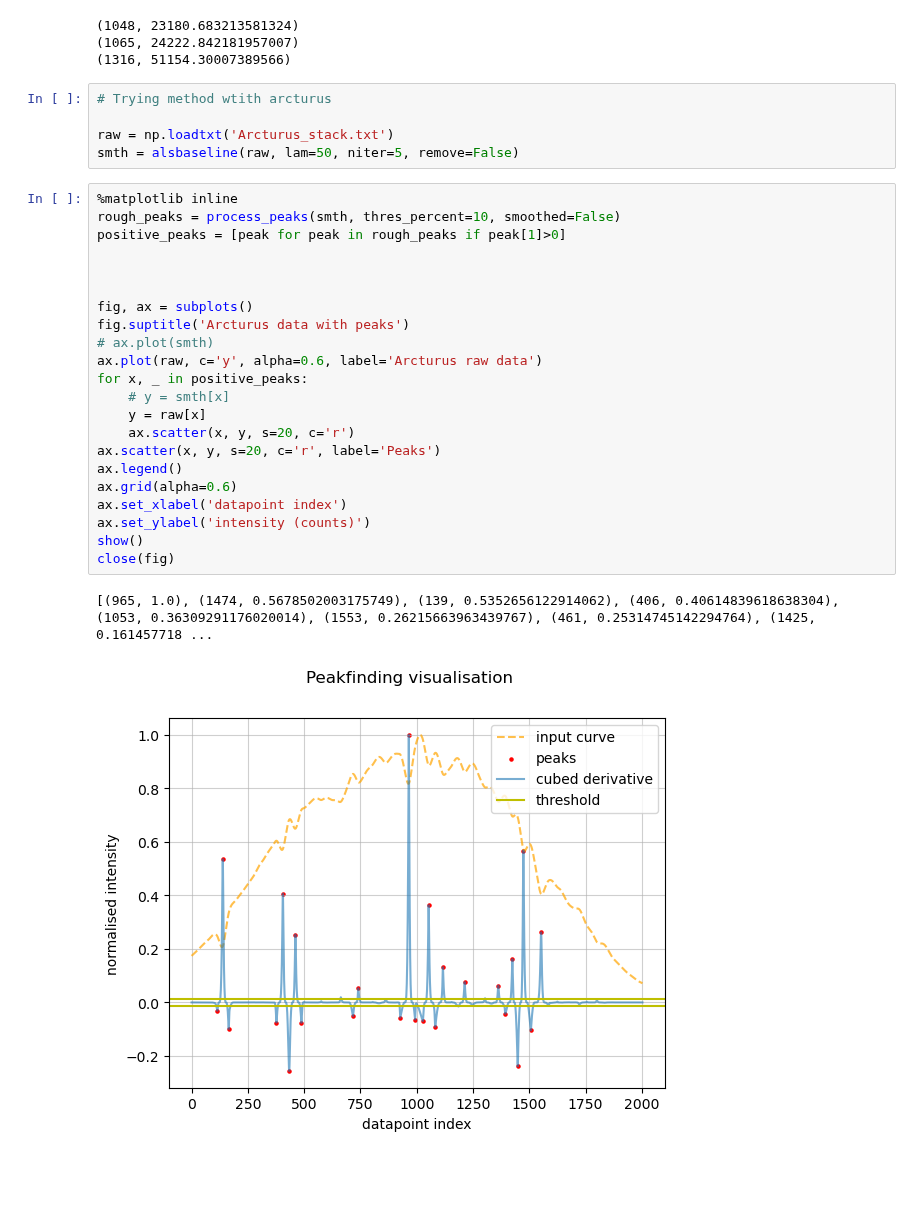
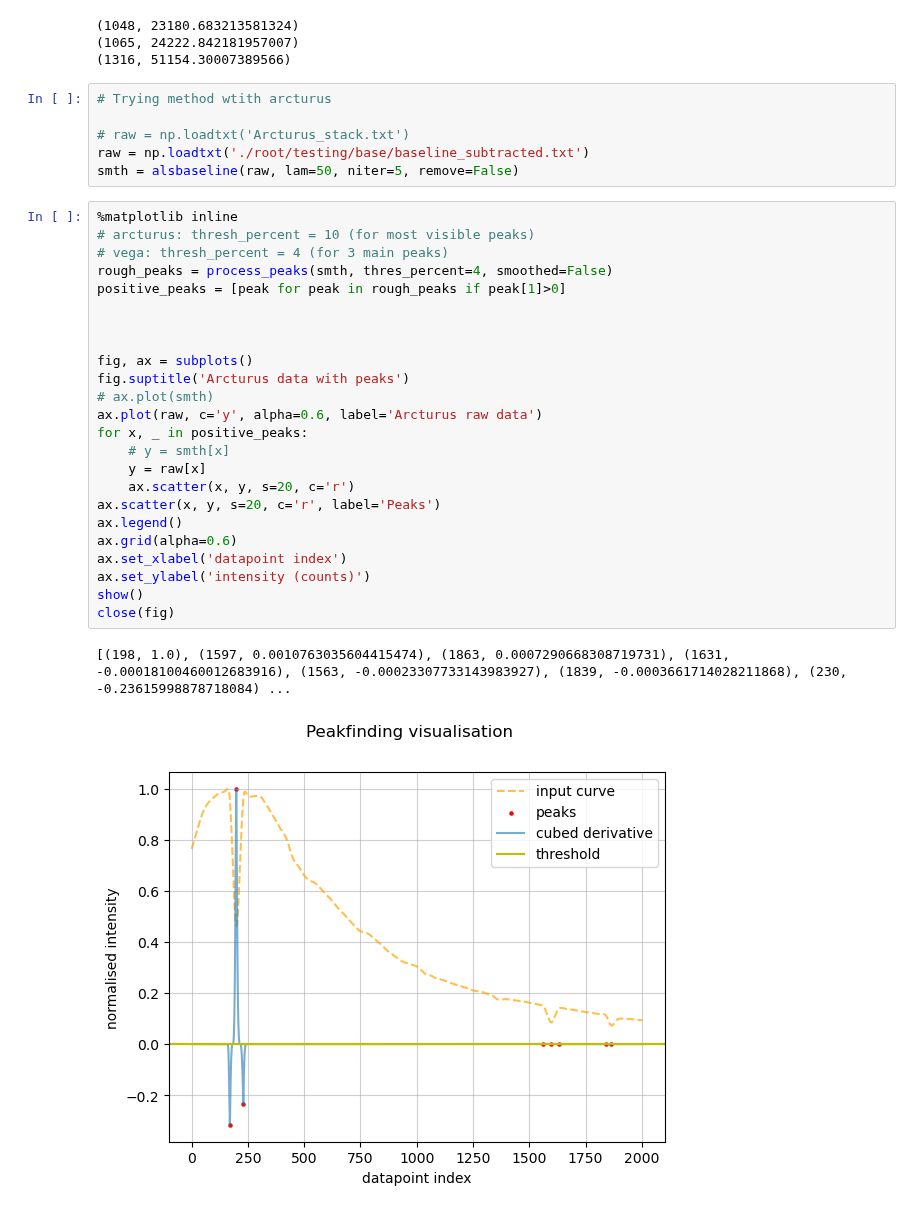
Before and after one commit to Timobrenn/G99-Spectroscopy, a Jupyter notebook: data_checking.ipynb, the cells around one changed output. Drawn from its saved outputs; the diff is of its cells as text; blank space fills up the shorter version.

Commit message:
feat: got peaks for vega (might not be good enough)

```diff
--- a/data_checking.ipynb
+++ b/data_checking.ipynb
@@ -386,30 +386,33 @@ show()
 # %%
 # Trying method wtith arcturus
 
-raw = np.loadtxt('Arcturus_stack.txt')
+# raw = np.loadtxt('Arcturus_stack.txt')
+raw = np.loadtxt('./root/testing/base/baseline_subtracted.txt')
 smth = alsbaseline(raw, lam=50, niter=5, remove=False)
 # %%
 %matplotlib inline
-rough_peaks = process_peaks(smth, thres_percent=10, smoothed=False)
+# arcturus: thresh_percent = 10 (for most visible peaks)
+# vega: thresh_percent = 4 (for 3 main peaks)
+rough_peaks = process_peaks(smth, thres_percent=4, smoothed=False)
 positive_peaks = [peak for peak in rough_peaks if peak[1]>0]
 
 
 
 fig, ax = subplots()
 fig.suptitle('Arcturus data with peaks')
 # ax.plot(smth)
 ax.plot(raw, c='y', alpha=0.6, label='Arcturus raw data')
 for x, _ in positive_peaks:
     # y = smth[x]
     y = raw[x]
     ax.scatter(x, y, s=20, c='r')
 ax.scatter(x, y, s=20, c='r', label='Peaks')
 ax.legend()
 ax.grid(alpha=0.6)
 ax.set_xlabel('datapoint index')
 ax.set_ylabel('intensity (counts)')
 show()
 close(fig)
 # %% [output]
-[(965, 1.0), (1474, 0.5678502003175749), (139, 0.5352656122914062), (406, 0.40614839618638304), (1053, 0.36309291176020014), (1553, 0.26215663963439767), (461, 0.25314745142294764), (1425, 0.161457718 ...
+[(198, 1.0), (1597, 0.0010763035604415474), (1863, 0.0007290668308719731), (1631, -0.00018100460012683916), (1563, -0.00023307733143983927), (1839, -0.0003661714028211868), (230, -0.23615998878718084) ...
-[figure, old version]
+[figure, new version]
```
Also changed, not shown: parts of 5 cells of this notebook.
